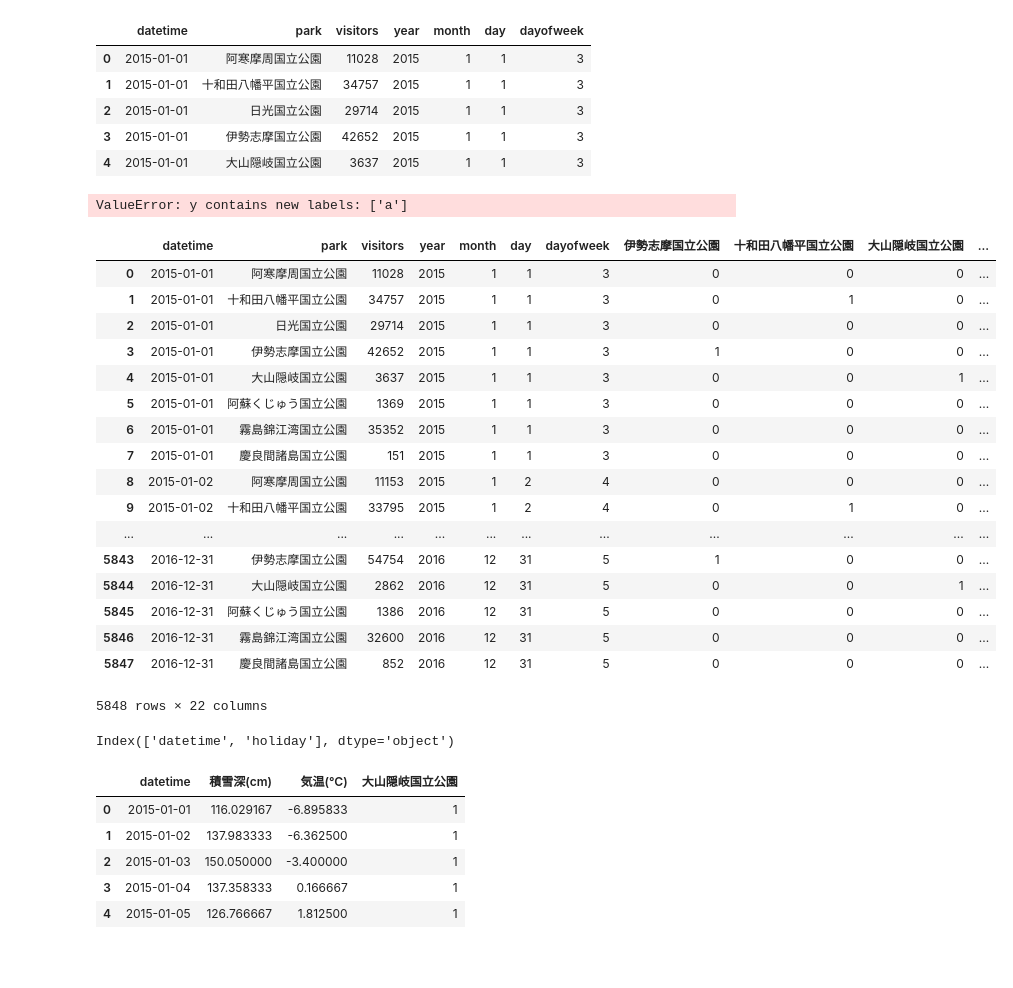
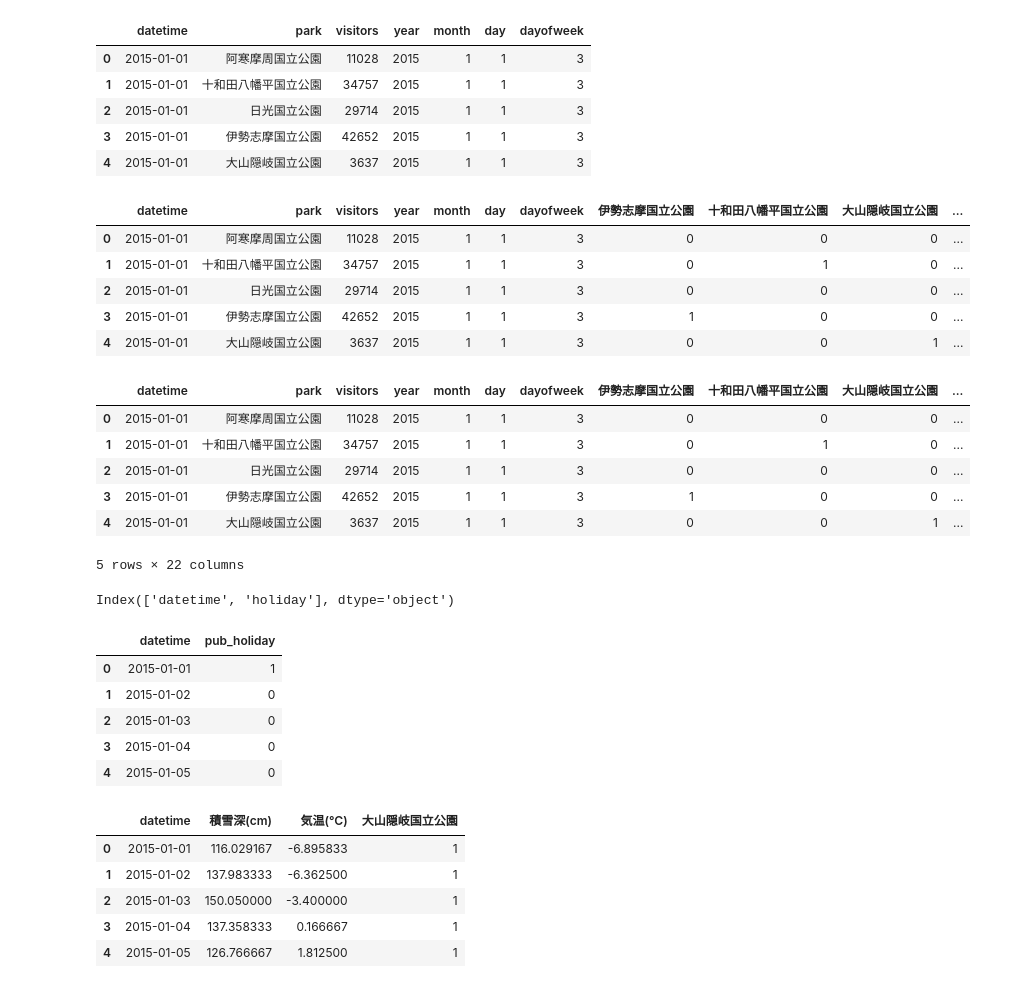
Before and after one commit to TaigoKuriyama/national_park_prediction, a Jupyter notebook: notebook/preprocess.ipynb, the cells around one changed output. Cells and saved outputs as stored; diff of their text form; code cells hidden in the pictures; blank space fills up the shorter version.

```diff
--- a/notebook/preprocess.ipynb
+++ b/notebook/preprocess.ipynb
@@ -50,9 +50,14 @@ def onehot_encdr_park(df):
 # %%
 df_train = onehot_encdr_park(df_train)
 df_test = onehot_encdr_park(df_test)
-df_train
+df_train.head()
 # %% [output]
-ValueError: y contains new labels: ['a']
+|  | datetime | park | visitors | year | month | day | dayofweek | 伊勢志摩国立公園 | 十和田八幡平国立公園 | 大山隠岐国立公園 | ... |
+| 0 | 2015-01-01 | 阿寒摩周国立公園 | 11028 | 2015 | 1 | 1 | 3 | 0 | 0 | 0 | ... |
+| 1 | 2015-01-01 | 十和田八幡平国立公園 | 34757 | 2015 | 1 | 1 | 3 | 0 | 1 | 0 | ... |
+| 2 | 2015-01-01 | 日光国立公園 | 29714 | 2015 | 1 | 1 | 3 | 0 | 0 | 0 | ... |
+| 3 | 2015-01-01 | 伊勢志摩国立公園 | 42652 | 2015 | 1 | 1 | 3 | 1 | 0 | 0 | ... |
+| 4 | 2015-01-01 | 大山隠岐国立公園 | 3637 | 2015 | 1 | 1 | 3 | 0 | 0 | 1 | ... |
 # %%
 def onehot_encdr_dayofweek(df):
     # onehot vector for park column
@@ -64,24 +69,13 @@ def onehot_encdr_dayofweek(df):
 # %%
 df_train = onehot_encdr_dayofweek(df_train)
 df_test = onehot_encdr_dayofweek(df_test)
-df_train
+df_train.head()
 # %% [output]
 |  | datetime | park | visitors | year | month | day | dayofweek | 伊勢志摩国立公園 | 十和田八幡平国立公園 | 大山隠岐国立公園 | ... |
 | 0 | 2015-01-01 | 阿寒摩周国立公園 | 11028 | 2015 | 1 | 1 | 3 | 0 | 0 | 0 | ... |
 | 1 | 2015-01-01 | 十和田八幡平国立公園 | 34757 | 2015 | 1 | 1 | 3 | 0 | 1 | 0 | ... |
 | 2 | 2015-01-01 | 日光国立公園 | 29714 | 2015 | 1 | 1 | 3 | 0 | 0 | 0 | ... |
 | 3 | 2015-01-01 | 伊勢志摩国立公園 | 42652 | 2015 | 1 | 1 | 3 | 1 | 0 | 0 | ... |
 | 4 | 2015-01-01 | 大山隠岐国立公園 | 3637 | 2015 | 1 | 1 | 3 | 0 | 0 | 1 | ... |
-| 5 | 2015-01-01 | 阿蘇くじゅう国立公園 | 1369 | 2015 | 1 | 1 | 3 | 0 | 0 | 0 | ... |
-| 6 | 2015-01-01 | 霧島錦江湾国立公園 | 35352 | 2015 | 1 | 1 | 3 | 0 | 0 | 0 | ... |
-| 7 | 2015-01-01 | 慶良間諸島国立公園 | 151 | 2015 | 1 | 1 | 3 | 0 | 0 | 0 | ... |
-| 8 | 2015-01-02 | 阿寒摩周国立公園 | 11153 | 2015 | 1 | 2 | 4 | 0 | 0 | 0 | ... |
-| 9 | 2015-01-02 | 十和田八幡平国立公園 | 33795 | 2015 | 1 | 2 | 4 | 0 | 1 | 0 | ... |
-| ... | ... | ... | ... | ... | ... | ... | ... | ... | ... | ... | ... |
-| 5843 | 2016-12-31 | 伊勢志摩国立公園 | 54754 | 2016 | 12 | 31 | 5 | 1 | 0 | 0 | ... |
-| 5844 | 2016-12-31 | 大山隠岐国立公園 | 2862 | 2016 | 12 | 31 | 5 | 0 | 0 | 1 | ... |
-| 5845 | 2016-12-31 | 阿蘇くじゅう国立公園 | 1386 | 2016 | 12 | 31 | 5 | 0 | 0 | 0 | ... |
-| 5846 | 2016-12-31 | 霧島錦江湾国立公園 | 32600 | 2016 | 12 | 31 | 5 | 0 | 0 | 0 | ... |
-| 5847 | 2016-12-31 | 慶良間諸島国立公園 | 852 | 2016 | 12 | 31 | 5 | 0 | 0 | 0 | ... |
-5848 rows × 22 columns
+5 rows × 22 columns
 # %%
@@ -91,6 +85,24 @@ df_holiday['datetime'] = pd.to_datetime(df_holiday['datetime'])
 df_holiday.columns
 # %% [output]
 Index(['datetime', 'holiday'], dtype='object')
+# %%
+# holiday data exclude Saturday, Sunday
+df_holiday_exc_wkend = pd.read_csv('../data/raw/holiday.csv')
+df_holiday_exc_wkend['datetime'] = pd.to_datetime(df_holiday_exc_wkend['datetime'])
+df_holiday_exc_wkend['dayofweek'] = df_holiday_exc_wkend['datetime'].dt.dayofweek
+
+# dayofweekが5 or 6(土曜or日曜)の場合、holidayカラムの値を0にする
+df_holiday_exc_wkend.loc[(df_holiday_exc_wkend['dayofweek'] == 5) | (df_holiday_exc_wkend['dayofweek'] == 6), 'holiday'] = 0
+df_holiday_exc_wkend = df_holiday_exc_wkend[['datetime','holiday']]
+df_holiday_exc_wkend = df_holiday_exc_wkend.rename(columns={'holiday': 'pub_holiday'})
+df_holiday_exc_wkend.head()
+# %% [output]
+|  | datetime | pub_holiday |
+| 0 | 2015-01-01 | 1 |
+| 1 | 2015-01-02 | 0 |
+| 2 | 2015-01-03 | 0 |
+| 3 | 2015-01-04 | 0 |
+| 4 | 2015-01-05 | 0 |
 # %%
 # 防災科学技術研究所 ⼤⼭鏡ヶ成積雪気象観測施設における積雪気象観測データ
 # 日ごとの積雪量の平均データを作成
```
Also changed, not shown: parts of 14 cells of this notebook, 5 other files.
